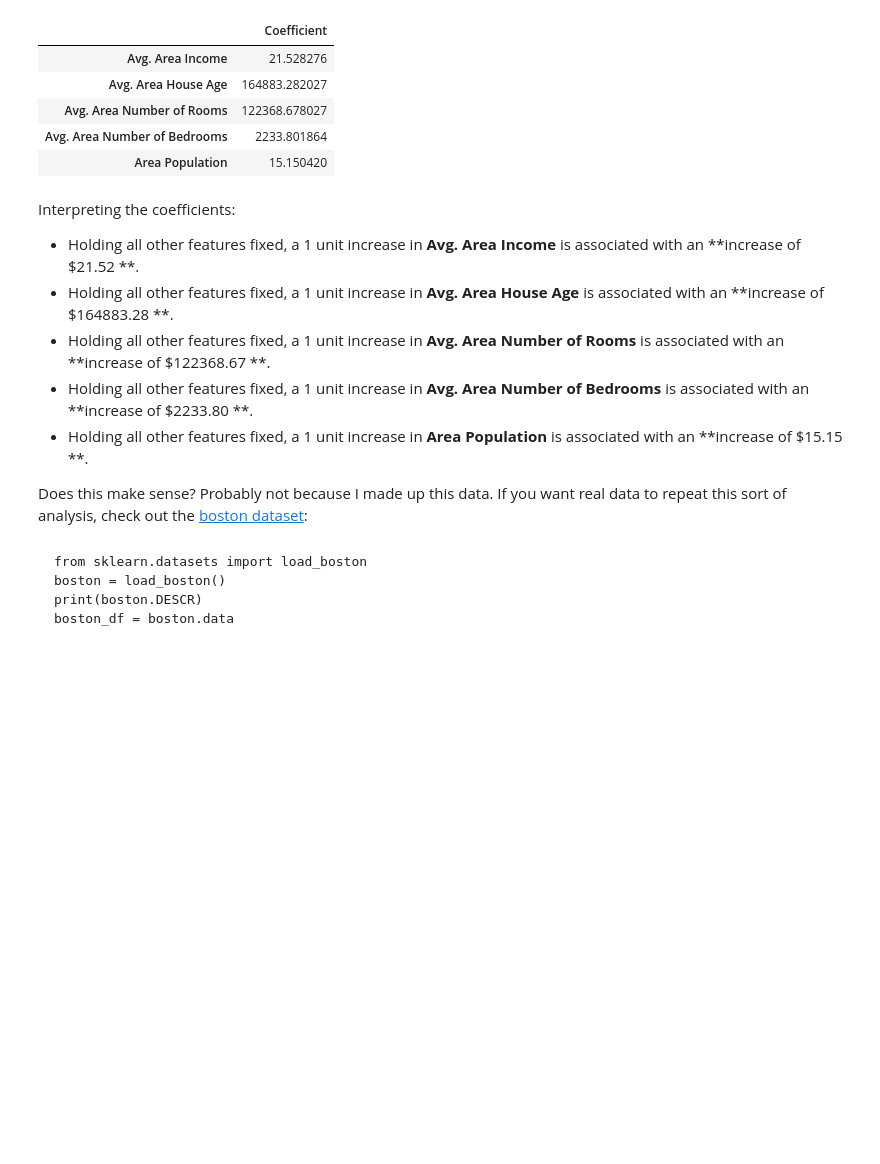
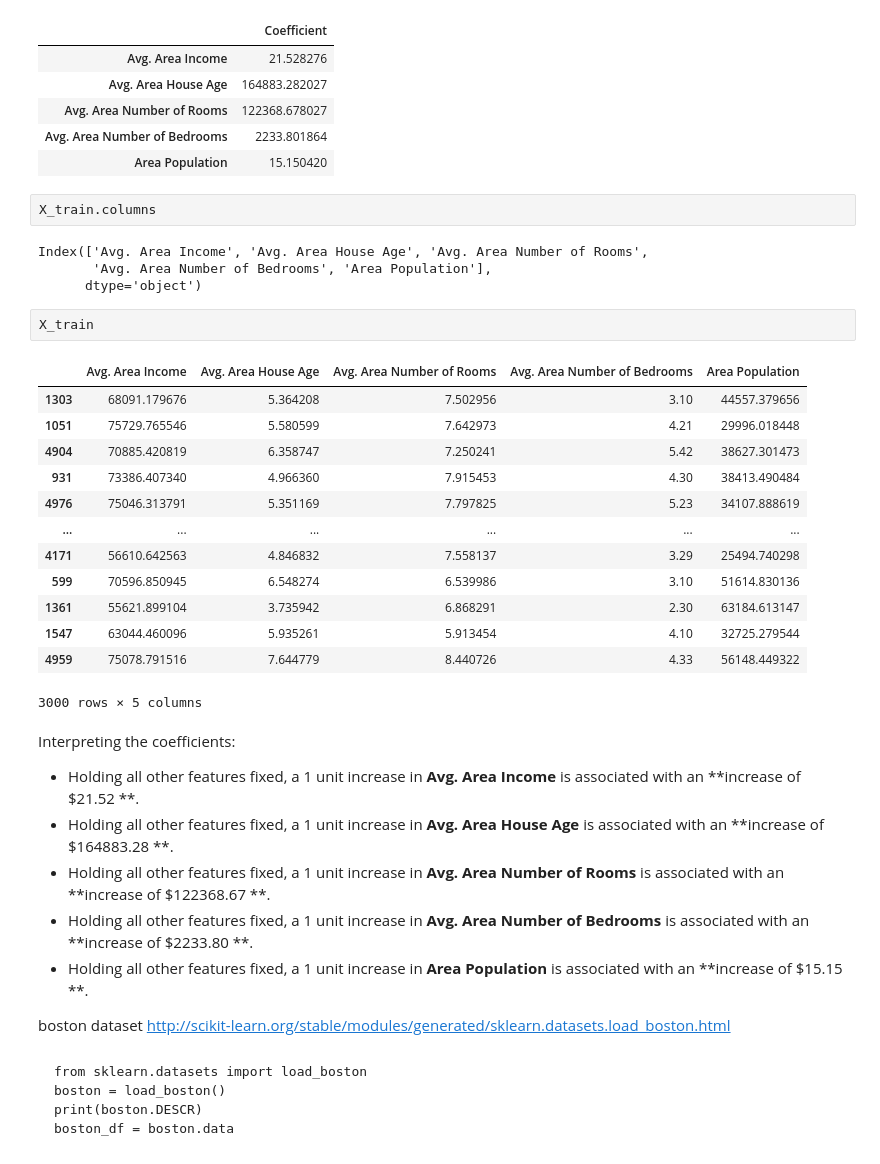
Before and after one commit to annLiu310/machine-learning-basic, a Jupyter notebook: 01_Linear_Regression_with_Python.ipynb, the cells around one changed output. Saved outputs shown, nothing was run; the diff lists cells and outputs as text; blank space fills up the shorter version.

```diff
--- a/01_Linear_Regression_with_Python.ipynb
+++ b/01_Linear_Regression_with_Python.ipynb
@@ -185,6 +230,28 @@ coeff_df
 | Avg. Area Number of Rooms | 122368.678027 |
 | Avg. Area Number of Bedrooms | 2233.801864 |
 | Area Population | 15.150420 |
+# %%
+X_train.columns
+# %% [output]
+Index(['Avg. Area Income', 'Avg. Area House Age', 'Avg. Area Number of Rooms',
+       'Avg. Area Number of Bedrooms', 'Area Population'],
+      dtype='object')
+# %%
+X_train
+# %% [output]
+|  | Avg. Area Income | Avg. Area House Age | Avg. Area Number of Rooms | Avg. Area Number of Bedrooms | Area Population |
+| 1303 | 68091.179676 | 5.364208 | 7.502956 | 3.10 | 44557.379656 |
+| 1051 | 75729.765546 | 5.580599 | 7.642973 | 4.21 | 29996.018448 |
+| 4904 | 70885.420819 | 6.358747 | 7.250241 | 5.42 | 38627.301473 |
+| 931 | 73386.407340 | 4.966360 | 7.915453 | 4.30 | 38413.490484 |
+| 4976 | 75046.313791 | 5.351169 | 7.797825 | 5.23 | 34107.888619 |
+| ... | ... | ... | ... | ... | ... |
+| 4171 | 56610.642563 | 4.846832 | 7.558137 | 3.29 | 25494.740298 |
+| 599 | 70596.850945 | 6.548274 | 6.539986 | 3.10 | 51614.830136 |
+| 1361 | 55621.899104 | 3.735942 | 6.868291 | 2.30 | 63184.613147 |
+| 1547 | 63044.460096 | 5.935261 | 5.913454 | 4.10 | 32725.279544 |
+| 4959 | 75078.791516 | 7.644779 | 8.440726 | 4.33 | 56148.449322 |
+3000 rows × 5 columns
 # %% [markdown]
 Interpreting the coefficients:
 
@@ -194,7 +261,12 @@ Interpreting the coefficients:
 - Holding all other features fixed, a 1 unit increase in **Avg. Area Number of Bedrooms** is associated with an **increase of \$2233.80 **.
 - Holding all other features fixed, a 1 unit increase in **Area Population** is associated with an **increase of \$15.15 **.
 
-Does this make sense? Probably not because I made up this data. If you want real data to repeat this sort of analysis, check out the [boston dataset](http://scikit-learn.org/stable/modules/generated/sklearn.datasets.load_boston.html):
+
+
+
+
+
+boston dataset   http://scikit-learn.org/stable/modules/generated/sklearn.datasets.load_boston.html
 # %% [markdown]
     from sklearn.datasets import load_boston
     boston = load_boston()
```
Also changed, not shown: parts of 26 cells of this notebook.
